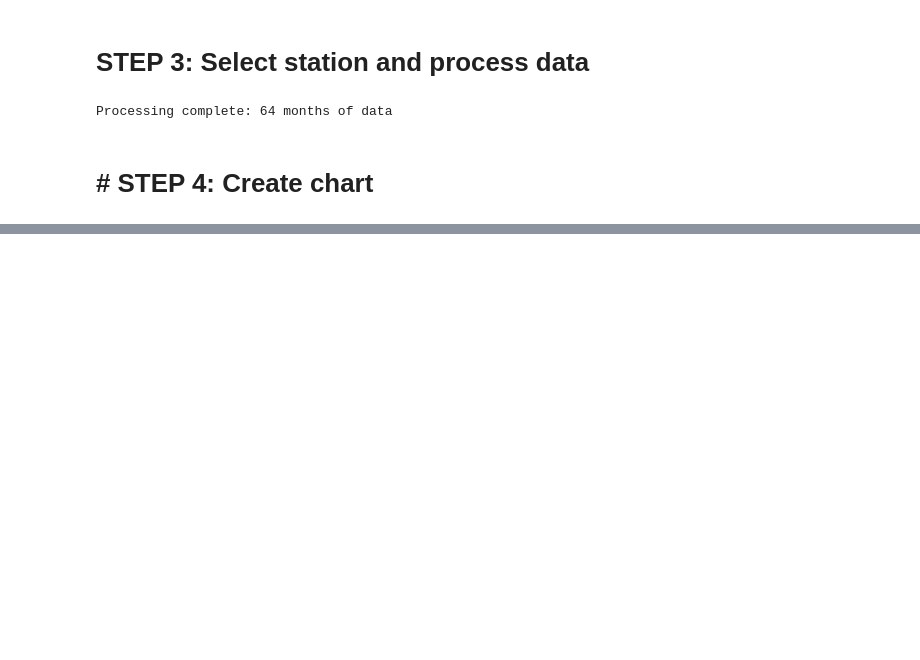
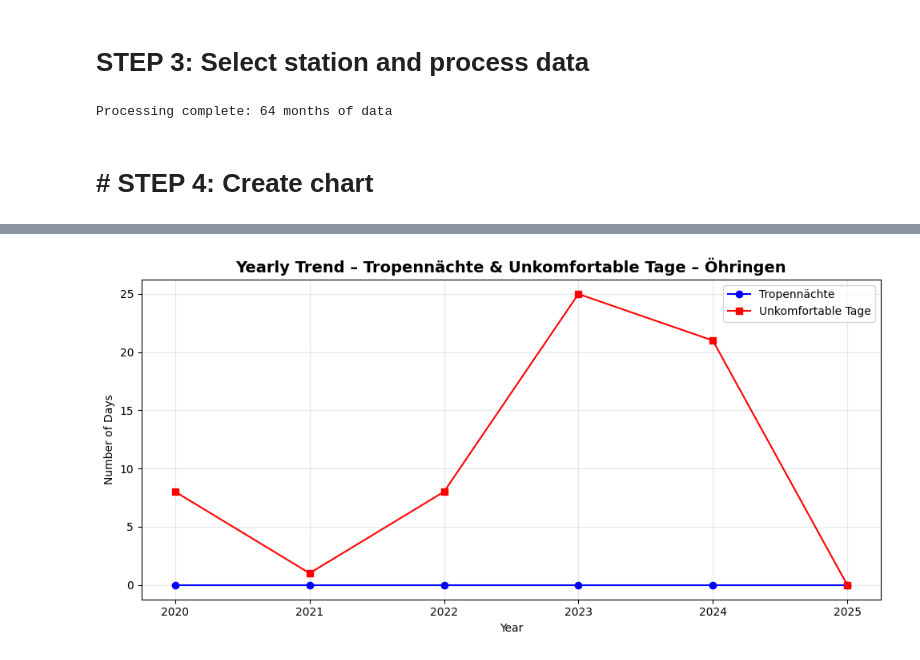
Before and after one commit to Anas1602/Daten-1, a Jupyter notebook: Daten/analysis.ipynb, the cells around one changed output, grey strips where cells are left out. Saved outputs shown, nothing was run; the diff lists cells and outputs as text; code cells hidden in the pictures; blank space fills up the shorter version.

```diff
--- a/Daten/analysis.ipynb
+++ b/Daten/analysis.ipynb
@@ -80,0 +177,21 @@ plt.show()
+# %%
+# Yearly totals for selected categories
+yearly_totals = station_data.groupby('Year').agg({
+    'Tropennächte': 'sum',
+    'Unkomfortable': 'sum'
+}).reset_index()
+
+# Plot
+plt.figure(figsize=(10, 5))
+plt.plot(yearly_totals['Year'], yearly_totals['Tropennächte'], 'b-o', label='Tropennächte')
+plt.plot(yearly_totals['Year'], yearly_totals['Unkomfortable'], 'r-s', label='Unkomfortable Tage')
+
+plt.title(f'Yearly Trend – Tropennächte & Unkomfortable Tage – {selected_station}', fontsize=14, fontweight='bold')
+plt.xlabel('Year')
+plt.ylabel('Number of Days')
+plt.legend()
+plt.grid(True, alpha=0.3)
+plt.tight_layout()
+plt.show()
+# %% [output]
+[figure, added]
```
Also changed, not shown: parts of 7 cells of this notebook, 2 other files.
